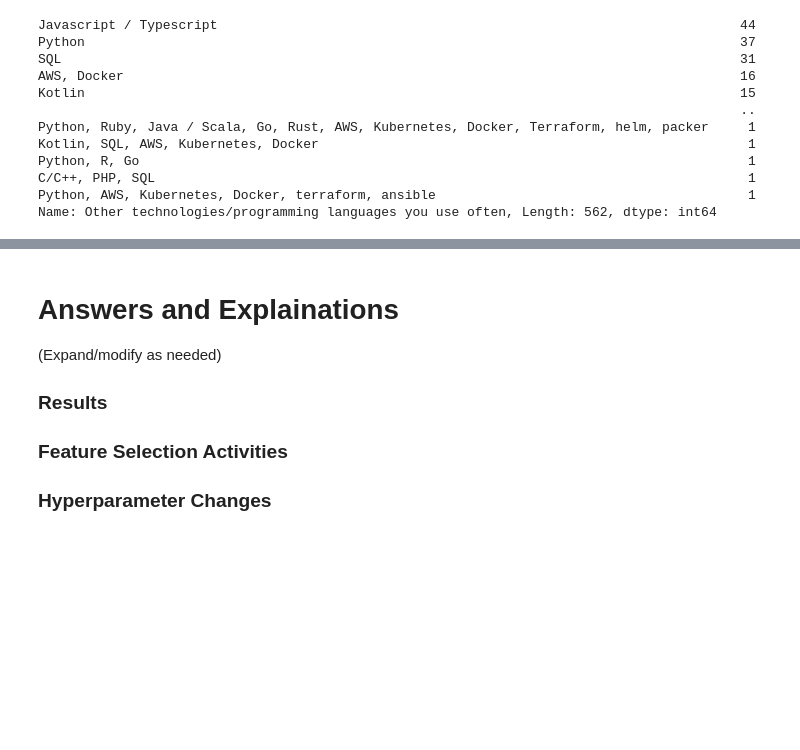
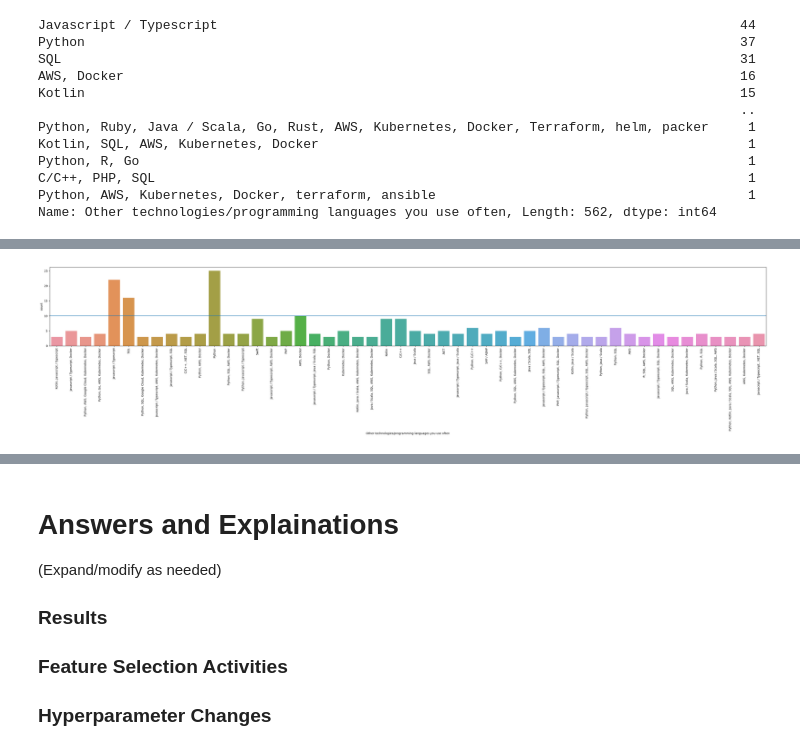
Before and after one commit to Asdukey/ItML_Asn_2_Students, a Jupyter notebook: assignment_2_start.ipynb, the cells around one changed output, grey strips where cells are left out. Saved outputs shown, nothing was run; the diff lists cells and outputs as text; code cells hidden in the pictures; blank space fills up the shorter version.

```diff
--- a/assignment_2_start.ipynb
+++ b/assignment_2_start.ipynb
@@ -239,0 +150,12 @@ Best score:  -569175015.5671499
+# %%
+# Construct a temporary dataset with things that have > 2 records
+# remove outliers
+df_tmp = df[df.groupby("Other technologies/programming languages you use often")["Other technologies/programming languages you use often"].transform('size') > 2]
+df_tmp = df_tmp[df_tmp["target"] < 250000]
+
+plt.figure(figsize=(45,5))
+ax = sns.countplot(x="Other technologies/programming languages you use often", data=df_tmp)
+ax.axhline(10)
+ax.tick_params(axis='x', rotation=90)
+# %% [output]
+[figure, added]
```
Also changed, not shown: parts of 46 cells of this notebook, 1 other file.
